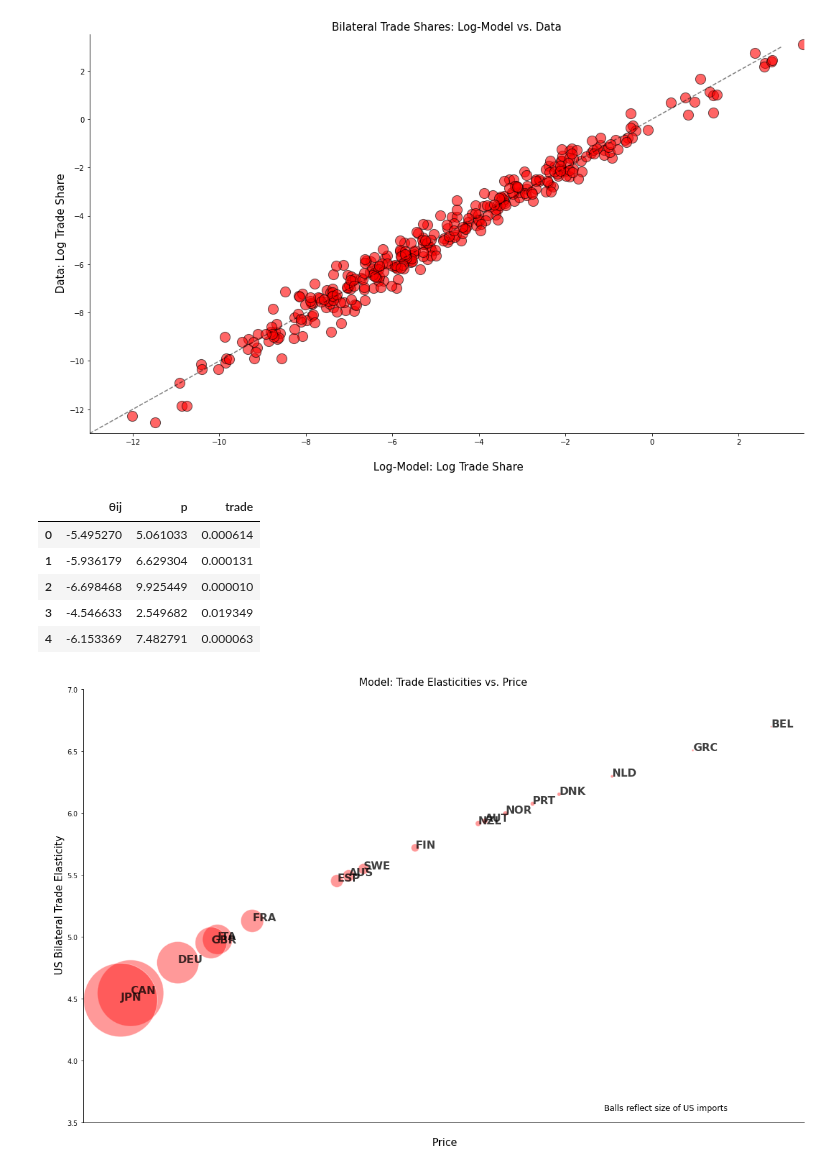
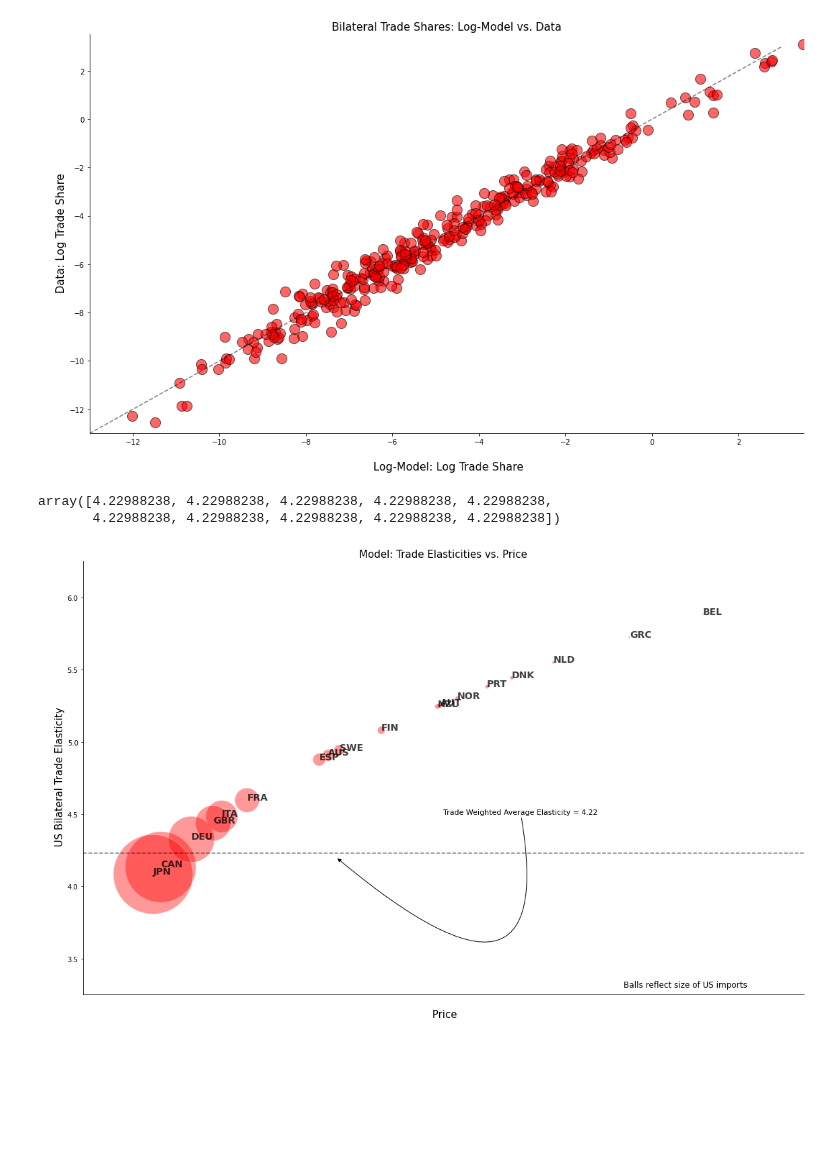
Before and after one commit to mwaugh0328/heterogeneous-agent-trade, a Jupyter notebook: notebooks/plot-calibration.ipynb, the cells around one changed output. Drawn from its saved outputs; the diff is of its cells as text; code cells hidden in the pictures; blank space fills up the shorter version.

Commit message:
basline fit plots

```diff
--- a/notebooks/plot-calibration.ipynb
+++ b/notebooks/plot-calibration.ipynb
@@ -72,42 +72,54 @@ plt.show()
 # %%
 elasty = pd.read_csv("./output/elasticity-by-partner-19.csv")
 # %%
-elasty.head()
+-elasty["θ"][1] * np.ones(10)
 # %% [output]
-|  | θij | p | trade |
-| 0 | -5.495270 | 5.061033 | 0.000614 |
-| 1 | -5.936179 | 6.629304 | 0.000131 |
-| 2 | -6.698468 | 9.925449 | 0.000010 |
-| 3 | -4.546633 | 2.549682 | 0.019349 |
-| 4 | -6.153369 | 7.482791 | 0.000063 |
+array([4.22988238, 4.22988238, 4.22988238, 4.22988238, 4.22988238,
+       4.22988238, 4.22988238, 4.22988238, 4.22988238, 4.22988238])
 # %%
 fig, ax = plt.subplots(figsize = [16.0, 10.0], tight_layout = True)
 
 ax.scatter(elasty.p, -elasty["θij"], alpha = 0.40,
            c = "red", edgecolors = "white",
            s = 500000*elasty.trade)
 
+ax.plot(range(1,21), -elasty["θ"][1] * np.ones(20), alpha = 0.50, linestyle = "--", c = "black")
+
 for i, txt in enumerate(cntryname[0:18]):
     ax.annotate(txt, (elasty.p[i], -elasty.θij[i]),
-                fontsize = 16, weight='bold', color = "black", alpha = 0.75)
+                fontsize = 14, weight='bold', color = "black", alpha = 0.75)
 
 ax.spines["right"].set_visible(False)
 ax.spines["top"].set_visible(False)
 
 ax.set_title("Model: Trade Elasticities vs. Price", fontsize = 15)
 
 ax.set_xlabel("\n Price", fontsize = 15)
 ax.set_ylabel("\n US Bilateral Trade Elasticity" , fontsize = 15)
 
 ax.set_xticks([])
 
-ax.set_ylim(3.5, 7.0)
-ax.set_xlim(2.0)
+ax.set_ylim(3.25, 6.25)
+ax.set_xlim(1.0, 13)
 
-ax.text(8, 3.60, "Balls reflect size of US imports", fontsize = 12)
+ax.text(10, 3.30, "Balls reflect size of US imports", fontsize = 12)
+
+ax.annotate(
+    "Trade Weighted Average Elasticity = 4.22",
+    xy=(5.22, 4.2), # This is where we point at...
+    xycoords="data", # Not exactly sure about this
+    xytext=(7.0, 4.5), # This is about where the text is
+    horizontalalignment="left", # How the text is alined
+    arrowprops={
+        "arrowstyle": "-|>", # This is stuff about the arrow
+        "connectionstyle": "angle3,angleA=280,angleB=-40",
+        "color": "black"
+    },
+    fontsize=11,
+)
 
 plt.savefig("../notes/figures/us-elasticity.pdf", bbox_inches = "tight")
 
 plt.show()
 # %% [output]
-[figure, old version]
+[figure, new version]
```
Also changed, not shown: parts of 1 cell of this notebook, 5 other files.
